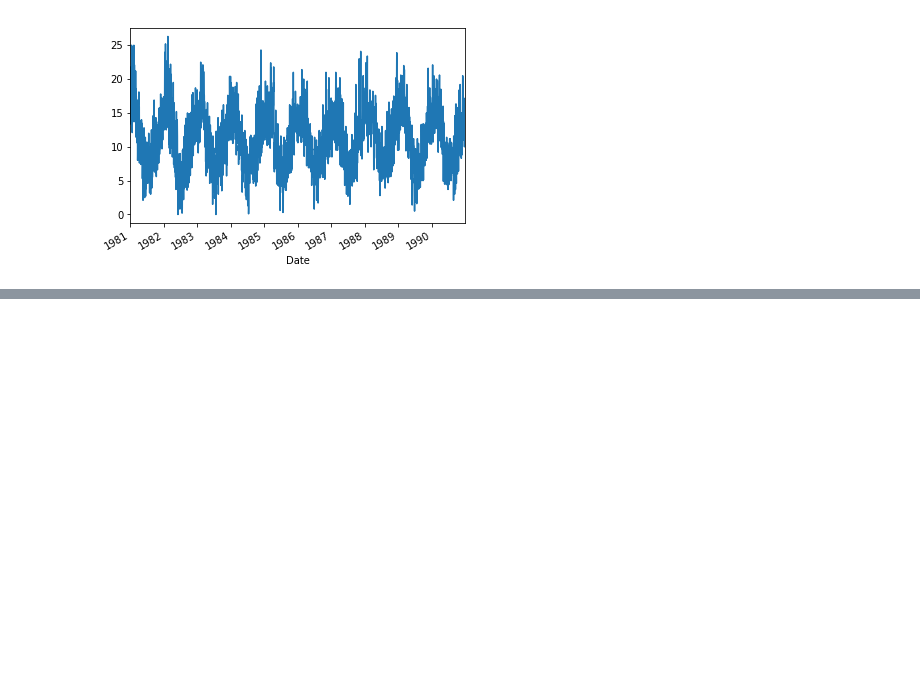
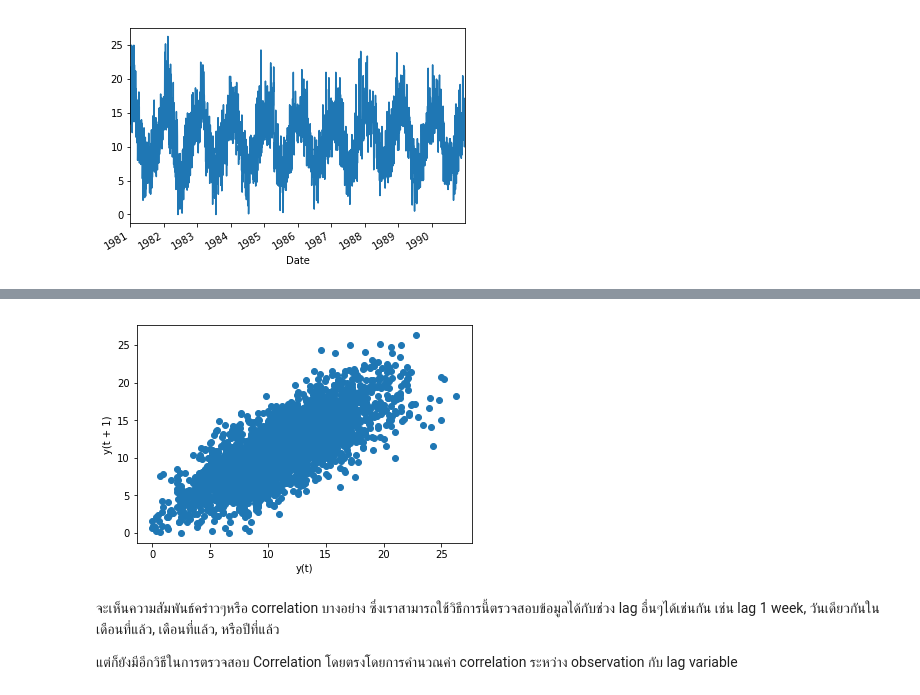
Before and after one commit to Kanbc/ar-model-python, a Jupyter notebook: AR model blueprint.ipynb, the cells around one changed output, grey strips where cells are left out. Saved outputs shown, nothing was run; the diff lists cells and outputs as text; code cells hidden in the pictures; blank space fills up the shorter version.

```diff
--- a/AR model blueprint.ipynb
+++ b/AR model blueprint.ipynb
@@ -88,0 +116,13 @@ Name: Temp, dtype: float64
+# %%
+from pandas import Series
+from matplotlib import pyplot
+from pandas.plotting import lag_plot
+series = Series.from_csv('data/daily-minimum-temperatures.csv', header=0)
+lag_plot(series)
+pyplot.show()
+# %% [output]
+[figure, added]
+# %% [markdown]
+จะเห็นความสัมพันธ์คร่าวๆหรือ correlation บางอย่าง ซึ่งเราสามารถใช้วิธีการนี้ตรวจสอบข้อมูลได้กับช่วง lag อื่นๆได้เช่นกัน เช่น lag 1 week, วันเดียวกันในเดือนที่แล้ว, เดือนที่แล้ว, หรือปีที่แล้ว
+
+แต่ก็ยังมีอีกวิธีในการตรวจสอบ Correlation  โดยตรงโดยการคำนวณค่า correlation ระหว่าง observation กับ lag variable
```
Also changed, not shown: parts of 21 cells of this notebook.
